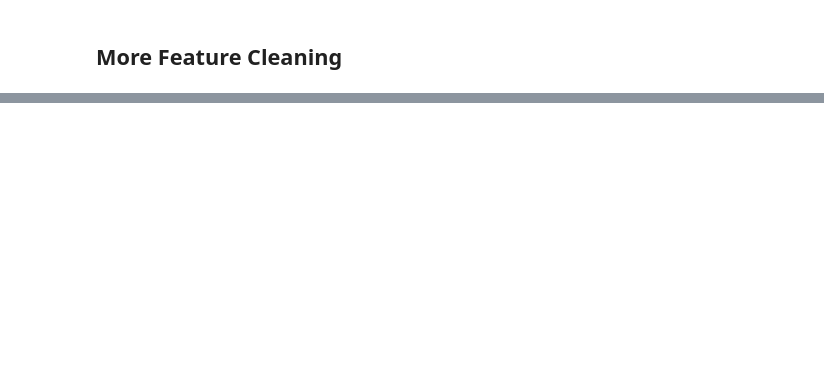
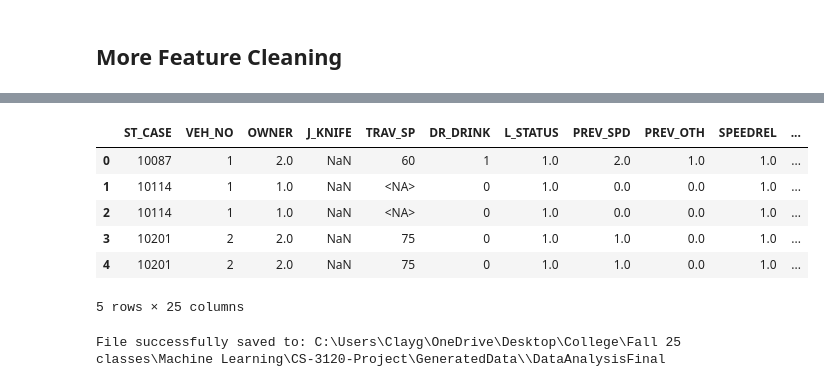
Before and after one commit to claygriffderr/NHSTSA_FARS_Analysis, a Jupyter notebook: Notebooks/DataAnalysis.ipynb, the cells around one changed output, grey strips where cells are left out. Drawn from its saved outputs; the diff is of its cells as text; code cells hidden in the pictures; blank space fills up the shorter version.

```diff
--- a/Notebooks/DataAnalysis.ipynb
+++ b/Notebooks/DataAnalysis.ipynb
@@ -56,0 +93,4 @@ Bin speed categories
+# %%
+binned_vals3 = np.ceil(df['VEH_AGE'] / 10) * 10
+df['VEH_AGE'] = np.where(df['VEH_AGE'] == 0, 0, binned_vals3).astype(int)
+df['VEH_AGE'] = df['VEH_AGE'].replace(1000,999)
@@ -56,0 +107,20 @@ Bin speed categories
+# %%
+def hourBins(row):
+    hour = row['HOUR']
+
+    if pd.isna(hour):
+        return hour
+    elif 0 <= hour <= 4:
+        return 'midnight'
+    elif 5 <= hour <= 7:
+        return 'early morning'
+    elif 8 <= hour <= 11:
+        return 'morning rush'
+    elif 12 <= hour <= 14:
+        return 'noon'
+    elif 15 <= hour <= 18:
+        return 'evening rush'
+    elif 19 <= hour <= 21:
+        return 'evening'
+    elif 22 <= hour <= 23:
+        return 'late evening'
@@ -56,0 +305,16 @@ Bin speed categories
+# %%
+df.head()
+# %% [output]
+|  | ST_CASE | VEH_NO | OWNER | J_KNIFE | TRAV_SP | DR_DRINK | L_STATUS | PREV_SPD | PREV_OTH | SPEEDREL | ... |
+| 0 | 10087 | 1 | 2.0 | NaN | 60 | 1 | 1.0 | 2.0 | 1.0 | 1.0 | ... |
+| 1 | 10114 | 1 | 1.0 | NaN | <NA> | 0 | 1.0 | 0.0 | 0.0 | 1.0 | ... |
+| 2 | 10114 | 1 | 1.0 | NaN | <NA> | 0 | 1.0 | 0.0 | 0.0 | 1.0 | ... |
+| 3 | 10201 | 2 | 2.0 | NaN | 75 | 0 | 1.0 | 1.0 | 0.0 | 1.0 | ... |
+| 4 | 10201 | 2 | 2.0 | NaN | 75 | 0 | 1.0 | 1.0 | 0.0 | 1.0 | ... |
+5 rows × 25 columns
+# %%
+file_path_output = r"C:\Users\Clayg\OneDrive\Desktop\College\Fall 25 classes\Machine Learning\CS-3120-Project\GeneratedData\\DataAnalysisFinal"
+df.to_csv(file_path_output, index=False)
+print(f"File successfully saved to: {file_path_output}")
+# %% [output]
+File successfully saved to: C:\Users\Clayg\OneDrive\Desktop\College\Fall 25 classes\Machine Learning\CS-3120-Project\GeneratedData\\DataAnalysisFinal
```
Also changed, not shown: parts of 35 cells of this notebook, 2 other files.
